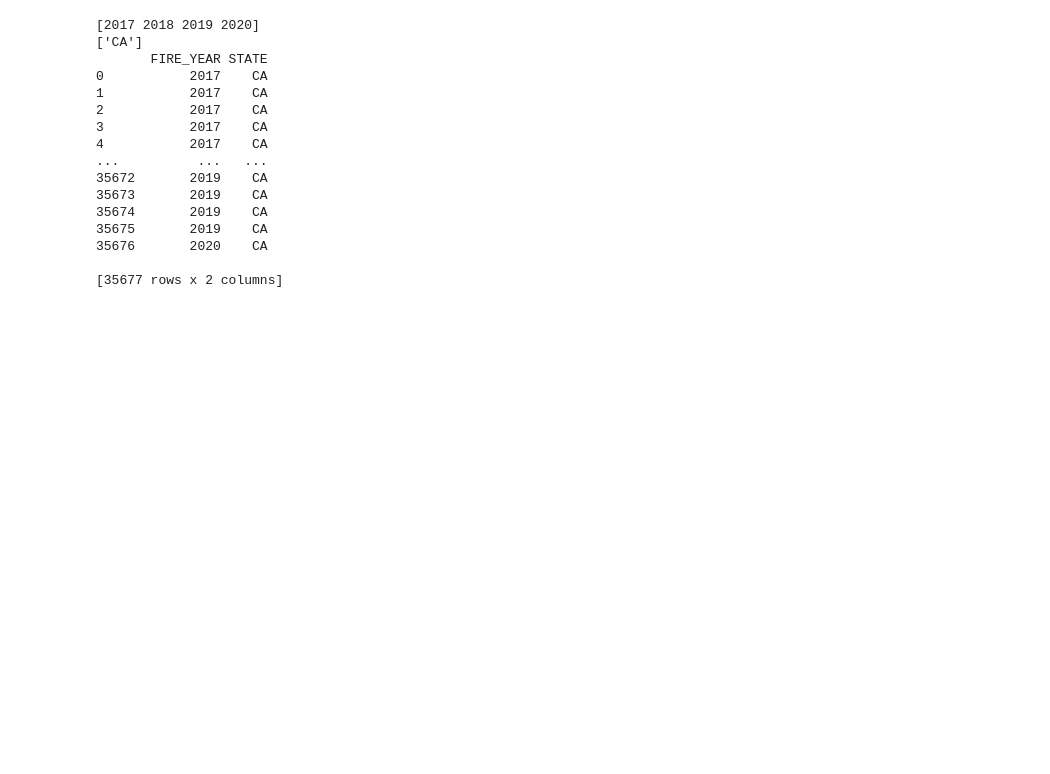
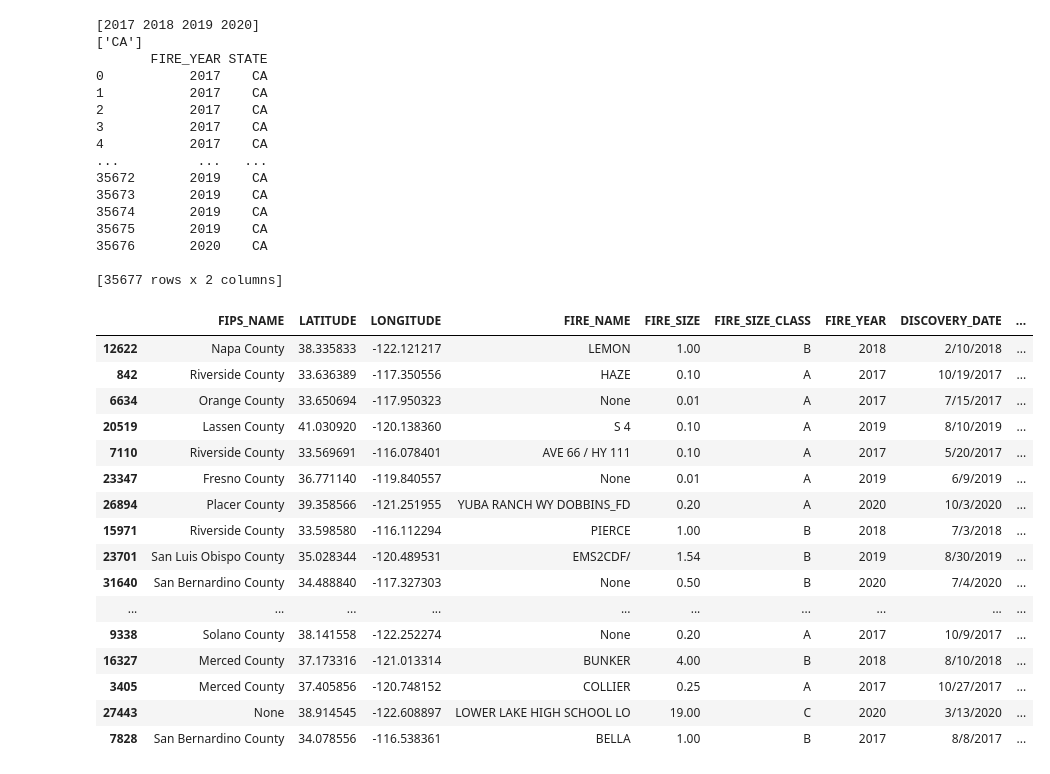
Before and after one commit to kendraliu/California-4-Year-Wildfires-Dashboard, a Jupyter notebook: TempName.ipynb, the cells around one changed output. Drawn from its saved outputs; the diff is of its cells as text; code cells hidden in the pictures; blank space fills up the shorter version.

```diff
--- a/TempName.ipynb
+++ b/TempName.ipynb
@@ -66,3 +66,24 @@ print(database[["FIRE_YEAR", "STATE"]])
 35676       2020    CA
 
 [35677 rows x 2 columns]
+# %%
+wildfireDatabase = database[["FIPS_NAME", "LATITUDE", "LONGITUDE", "FIRE_NAME", "FIRE_SIZE", "FIRE_SIZE_CLASS", "FIRE_YEAR", "DISCOVERY_DATE", "CONT_DATE", "NWCG_CAUSE_CLASSIFICATION", "NWCG_GENERAL_CAUSE"]]
+wildfireDatabase.sample(20)
+# %% [output]
+|  | FIPS_NAME | LATITUDE | LONGITUDE | FIRE_NAME | FIRE_SIZE | FIRE_SIZE_CLASS | FIRE_YEAR | DISCOVERY_DATE | ... |
+| 12622 | Napa County | 38.335833 | -122.121217 | LEMON | 1.00 | B | 2018 | 2/10/2018 | ... |
+| 842 | Riverside County | 33.636389 | -117.350556 | HAZE | 0.10 | A | 2017 | 10/19/2017 | ... |
+| 6634 | Orange County | 33.650694 | -117.950323 | None | 0.01 | A | 2017 | 7/15/2017 | ... |
+| 20519 | Lassen County | 41.030920 | -120.138360 | S 4 | 0.10 | A | 2019 | 8/10/2019 | ... |
+| 7110 | Riverside County | 33.569691 | -116.078401 | AVE 66 / HY 111 | 0.10 | A | 2017 | 5/20/2017 | ... |
+| 23347 | Fresno County | 36.771140 | -119.840557 | None | 0.01 | A | 2019 | 6/9/2019 | ... |
+| 26894 | Placer County | 39.358566 | -121.251955 | YUBA RANCH WY DOBBINS_FD | 0.20 | A | 2020 | 10/3/2020 | ... |
+| 15971 | Riverside County | 33.598580 | -116.112294 | PIERCE | 1.00 | B | 2018 | 7/3/2018 | ... |
+| 23701 | San Luis Obispo County | 35.028344 | -120.489531 | EMS2CDF/ | 1.54 | B | 2019 | 8/30/2019 | ... |
+| 31640 | San Bernardino County | 34.488840 | -117.327303 | None | 0.50 | B | 2020 | 7/4/2020 | ... |
+| ... | ... | ... | ... | ... | ... | ... | ... | ... | ... |
+| 9338 | Solano County | 38.141558 | -122.252274 | None | 0.20 | A | 2017 | 10/9/2017 | ... |
+| 16327 | Merced County | 37.173316 | -121.013314 | BUNKER | 4.00 | B | 2018 | 8/10/2018 | ... |
+| 3405 | Merced County | 37.405856 | -120.748152 | COLLIER | 0.25 | A | 2017 | 10/27/2017 | ... |
+| 27443 | None | 38.914545 | -122.608897 | LOWER LAKE HIGH SCHOOL LO | 19.00 | C | 2020 | 3/13/2020 | ... |
+| 7828 | San Bernardino County | 34.078556 | -116.538361 | BELLA | 1.00 | B | 2017 | 8/8/2017 | ... |
```
Also changed, not shown: parts of 9 cells of this notebook, 2 other files.
